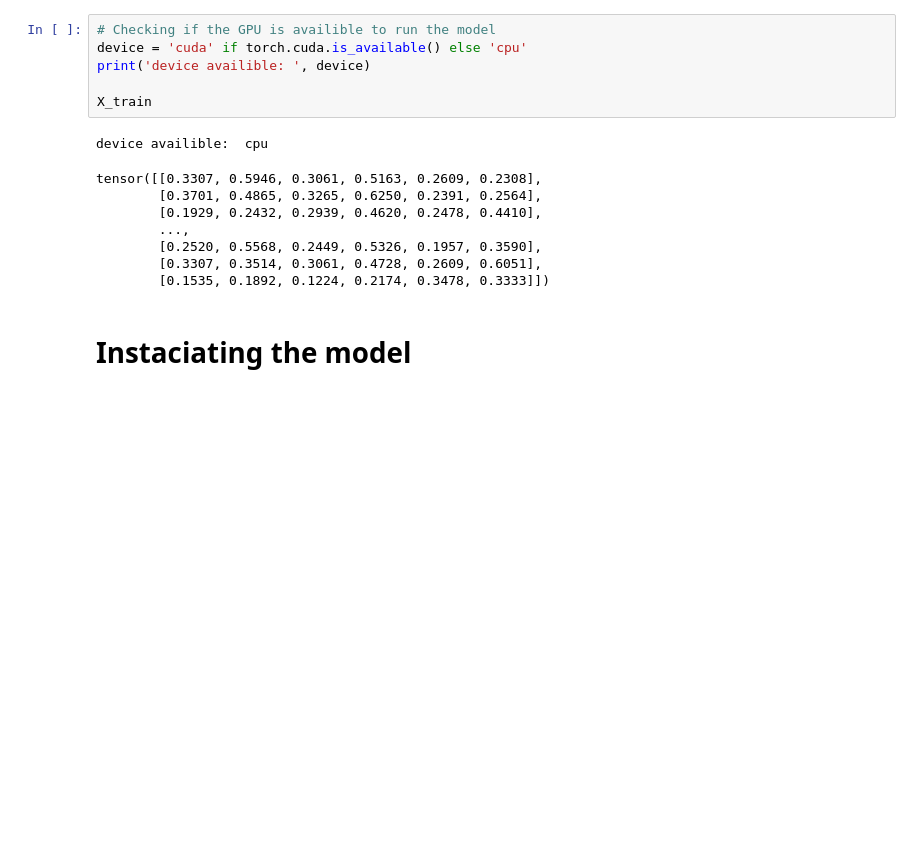
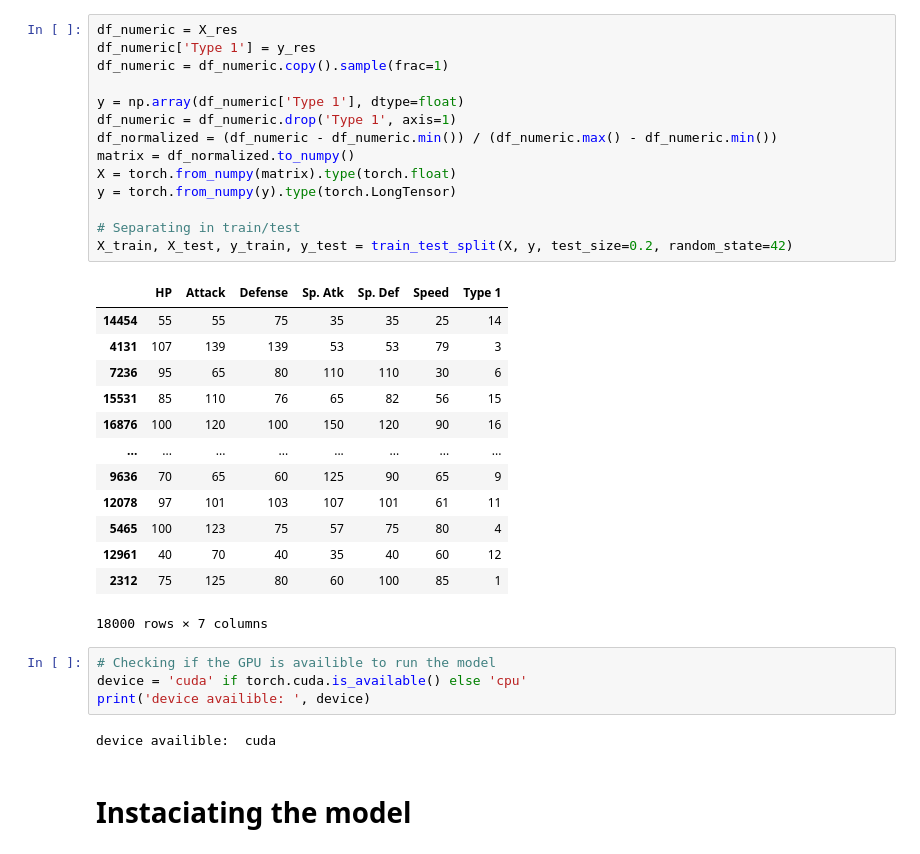
Before and after one commit to mathemaia/studies, a Jupyter notebook: Python/MachineLearning/SupervisedLearning/Pytorch/PokemonClassification.ipynb, the cells around one changed output. Drawn from its saved outputs; the diff is of its cells as text; blank space fills up the shorter version.

```diff
--- a/Python/MachineLearning/SupervisedLearning/Pytorch/PokemonClassification.ipynb
+++ b/Python/MachineLearning/SupervisedLearning/Pytorch/PokemonClassification.ipynb
@@ -49,18 +61,37 @@ display(df_numeric.head(5))
+# %%
+df_numeric = X_res
+df_numeric['Type 1'] = y_res
+df_numeric = df_numeric.copy().sample(frac=1)
+
+y = np.array(df_numeric['Type 1'], dtype=float)
+df_numeric = df_numeric.drop('Type 1', axis=1)
+df_normalized = (df_numeric - df_numeric.min()) / (df_numeric.max() - df_numeric.min())
+matrix = df_normalized.to_numpy()
+X = torch.from_numpy(matrix).type(torch.float)
+y = torch.from_numpy(y).type(torch.LongTensor)
+
+# Separating in train/test
+X_train, X_test, y_train, y_test = train_test_split(X, y, test_size=0.2, random_state=42)
+# %% [output]
+|  | HP | Attack | Defense | Sp. Atk | Sp. Def | Speed | Type 1 |
+| 14454 | 55 | 55 | 75 | 35 | 35 | 25 | 14 |
+| 4131 | 107 | 139 | 139 | 53 | 53 | 79 | 3 |
+| 7236 | 95 | 65 | 80 | 110 | 110 | 30 | 6 |
+| 15531 | 85 | 110 | 76 | 65 | 82 | 56 | 15 |
+| 16876 | 100 | 120 | 100 | 150 | 120 | 90 | 16 |
+| ... | ... | ... | ... | ... | ... | ... | ... |
+| 9636 | 70 | 65 | 60 | 125 | 90 | 65 | 9 |
+| 12078 | 97 | 101 | 103 | 107 | 101 | 61 | 11 |
+| 5465 | 100 | 123 | 75 | 57 | 75 | 80 | 4 |
+| 12961 | 40 | 70 | 40 | 35 | 40 | 60 | 12 |
+| 2312 | 75 | 125 | 80 | 60 | 100 | 85 | 1 |
+18000 rows × 7 columns
 # %%
 # Checking if the GPU is availible to run the model
 device = 'cuda' if torch.cuda.is_available() else 'cpu'
 print('device availible: ', device)
-
-X_train
 # %% [output]
-device availible:  cpu
+device availible:  cuda
-tensor([[0.3307, 0.5946, 0.3061, 0.5163, 0.2609, 0.2308],
-        [0.3701, 0.4865, 0.3265, 0.6250, 0.2391, 0.2564],
-        [0.1929, 0.2432, 0.2939, 0.4620, 0.2478, 0.4410],
-        ...,
-        [0.2520, 0.5568, 0.2449, 0.5326, 0.1957, 0.3590],
-        [0.3307, 0.3514, 0.3061, 0.4728, 0.2609, 0.6051],
-        [0.1535, 0.1892, 0.1224, 0.2174, 0.3478, 0.3333]])
 # %% [markdown]
 # Instaciating the model
 # %%
```
Also changed, not shown: parts of 10 cells of this notebook.
